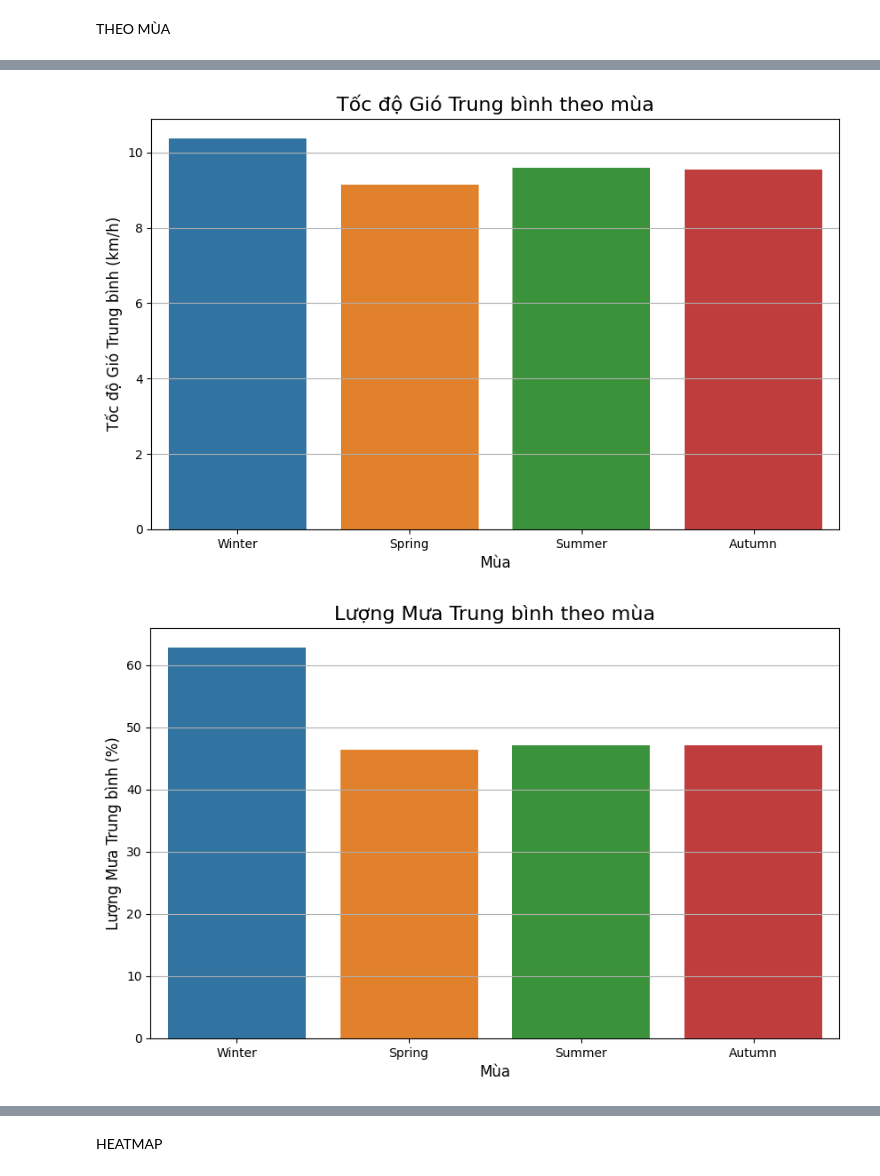
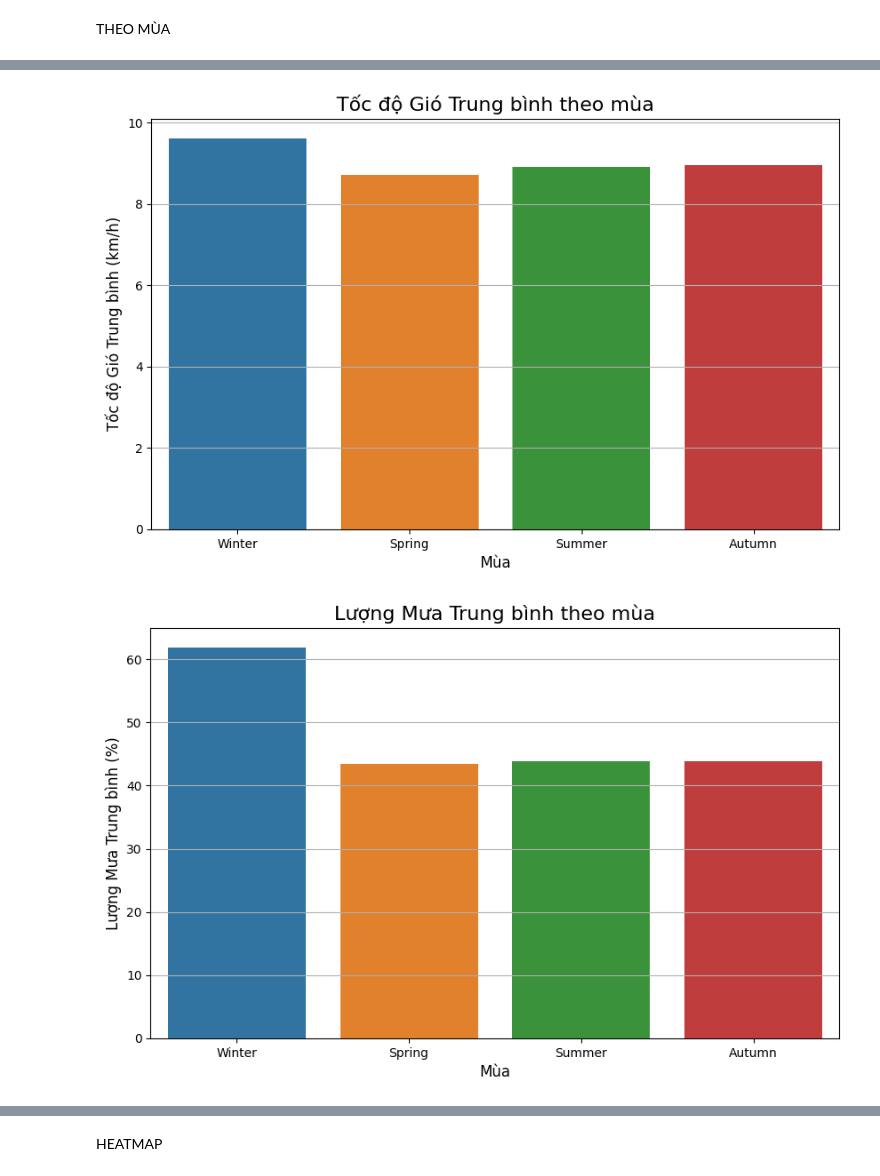
Before and after one commit to 1105trxc/DoAnPython, a Jupyter notebook: VeBieuDo/tongHop.ipynb, the cells around one changed output, grey strips where cells are left out. Drawn from its saved outputs; the diff is of its cells as text; code cells hidden in the pictures.

```diff
--- a/VeBieuDo/tongHop.ipynb
+++ b/VeBieuDo/tongHop.ipynb
@@ -6,7 +6,7 @@ import seaborn as sns
 import pandas as pd
 
 # Đọc dữ liệu
-data = pd.read_csv(r"D:\hocTap\CODE\Python\doAn\weather_classification_data.csv")
+data = pd.read_csv(r"D:\hocTap\CODE\doAnPytthon\Cleaning\dataDaLamSach.csv")
 
 # Hàm để thêm nhãn giá trị trên cột
 def add_value_labels(ax):
@@ -28,7 +28,7 @@ def add_value_labels(ax):
 
 # Vẽ Bar Plot cho nhiệt độ theo khu vực
 plt.figure(figsize=(10, 6))
-ax = sns.barplot(data=data, x='Location', y='Temperature', errorbar=None, hue='Location', legend=False)
+ax = sns.barplot(data=data, x='Location', y='Temperature (°C)', errorbar=None, hue='Location', legend=False)
 plt.title('Nhiệt độ Trung bình giữa các Khu vực', fontsize=16)
 plt.xlabel('Khu vực', fontsize=12)
 plt.ylabel('Nhiệt độ Trung bình (°C)', fontsize=12)
@@ -38,10 +38,10 @@ plt.show()
 
 # Vẽ Bar Plot cho tốc độ gió theo khu vực
 plt.figure(figsize=(10, 6))
-ax = sns.barplot(data=data, x='Location', y='Wind Speed', errorbar=None, hue='Location', legend=False)
+ax = sns.barplot(data=data, x='Location', y='Wind Speed (mph)', errorbar=None, hue='Location', legend=False)
 plt.title('Tốc độ Gió Trung bình giữa các Khu vực', fontsize=16)
 plt.xlabel('Khu vực', fontsize=12)
-plt.ylabel('Tốc độ Gió Trung bình (km/h)', fontsize=12)
+plt.ylabel('Tốc độ Gió Trung bình (mph)', fontsize=12)
 plt.grid(axis='y')
 add_value_labels(ax)
 plt.show()
@@ -58,7 +58,7 @@ plt.show()
 
 # Vẽ Bar Plot cho độ ẩm theo khu vực
 plt.figure(figsize=(10, 6))
-ax = sns.barplot(data=data, x='Location', y='Humidity', errorbar=None, hue='Location', legend=False)
+ax = sns.barplot(data=data, x='Location', y='Humidity (%)', errorbar=None, hue='Location', legend=False)
 plt.title('Độ ẩm Trung bình giữa các Khu vực', fontsize=16)
 plt.xlabel('Khu vực', fontsize=12)
 plt.ylabel('Độ ẩm Trung bình (%)', fontsize=12)
@@ -90,7 +90,7 @@ import matplotlib.pyplot as plt
 import seaborn as sns
 import pandas as pd
 # Đọc dữ liệu
-data = pd.read_csv(r"D:\hocTap\CODE\Python\doAn\weather_classification_data.csv")
+data = pd.read_csv(r"D:\hocTap\CODE\doAnPytthon\Cleaning\dataDaLamSach.csv")
 
 # Hàm để thêm nhãn giá trị trên cột
 def add_value_labels(ax):
@@ -112,7 +112,7 @@ def add_value_labels(ax):
 
 # Vẽ Bar Plot cho nhiệt độ theo mùa
 plt.figure(figsize=(10, 6))
-ax = sns.barplot(data=data, x='Season', y='Temperature', errorbar=None, hue='Season', legend=False)
+ax = sns.barplot(data=data, x='Season', y='Temperature (°C)', errorbar=None, hue='Season', legend=False)
 plt.title('Nhiệt độ Trung bình theo mùa', fontsize=16)
 plt.xlabel('Mùa', fontsize=12)
 plt.ylabel('Nhiệt độ Trung bình (°C)', fontsize=12)
@@ -122,10 +122,10 @@ plt.show()
 
 # Vẽ Bar Plot cho tốc độ gió theo mùa
 plt.figure(figsize=(10, 6))
-ax = sns.barplot(data=data, x='Season', y='Wind Speed', errorbar=None, hue='Season', legend=False)
+ax = sns.barplot(data=data, x='Season', y='Wind Speed (mph)', errorbar=None, hue='Season', legend=False)
 plt.title('Tốc độ Gió Trung bình theo mùa', fontsize=16)
 plt.xlabel('Mùa', fontsize=12)
-plt.ylabel('Tốc độ Gió Trung bình (km/h)', fontsize=12)
+plt.ylabel('Tốc độ Gió Trung bình (mph)', fontsize=12)
 plt.grid(axis='y')
 add_value_labels(ax)
 plt.show()
@@ -142,7 +142,7 @@ plt.show()
 
 # Vẽ Bar Plot cho lượng mưa theo mùa với các cột riêng biệt
 plt.figure(figsize=(10, 6))
-ax = sns.barplot(data=data, x='Season', y='Humidity', errorbar=None, hue='Season', legend=False)
+ax = sns.barplot(data=data, x='Season', y='Humidity (%)', errorbar=None, hue='Season', legend=False)
 plt.title('Lượng Mưa Trung bình theo mùa', fontsize=16)
 plt.xlabel('Mùa', fontsize=12)
 plt.ylabel('Độ ẩm (%)', fontsize=12)
@@ -166,3 +166,3 @@ plt.show()
-[figure, old version]
+[figure, new version]
-[figure, old version]
+[figure, new version]
 [figure]
```
Also changed, not shown: parts of 3 cells of this notebook, 4 other files.
